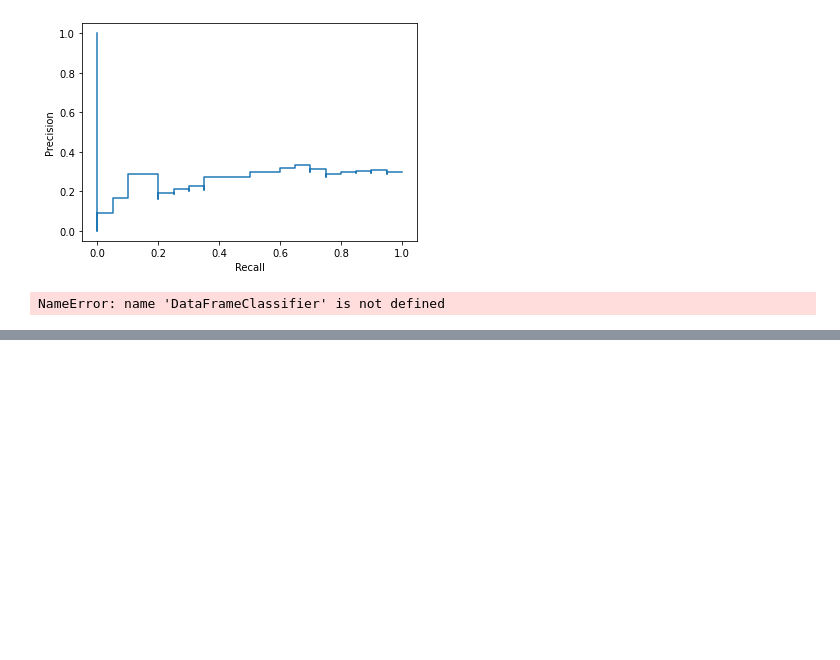
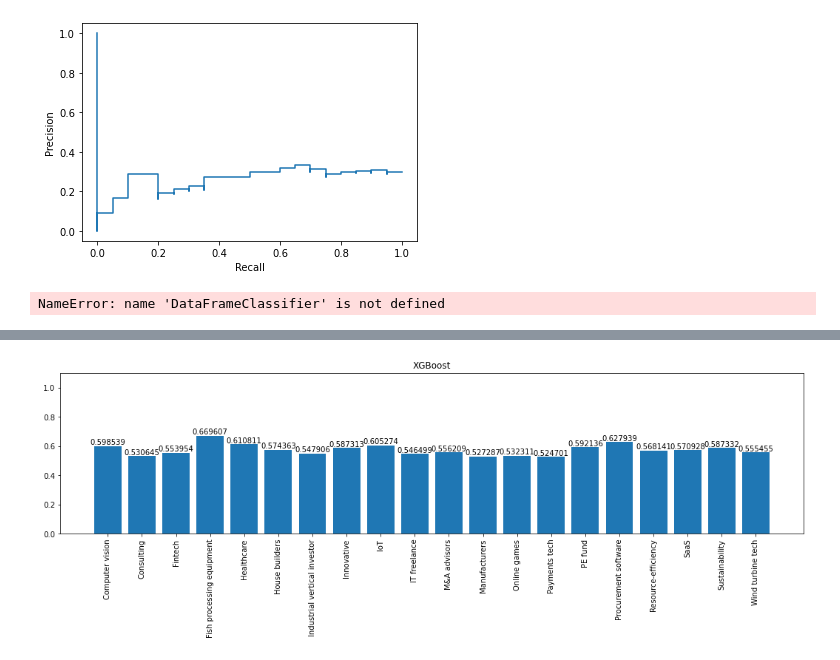
Before and after one commit to SebastianBitsch/document-similarity-search, a Jupyter notebook: test_env.ipynb, the cells around one changed output, grey strips where cells are left out. Saved outputs shown, nothing was run; the diff lists cells and outputs as text; code cells hidden in the pictures; blank space fills up the shorter version.

```diff
--- a/test_env.ipynb
+++ b/test_env.ipynb
@@ -127,0 +156,30 @@ average_precision_score()
+# %%
+dfcs = {}
+predictions = [[] for _ in range(len(file_names))]
+accuracies = [[] for _ in range(len(file_names))]
+
+# Create all the dfcs once
+for file_name in tqdm(file_names):
+    dfcs[file_name] = DataFrameClassifier(dff=full_dff, glove_embeddings=glove_embeddings, file_name=file_name, verbose=False)
+
+# Calculate the accuracies
+for i, train_file in tqdm(enumerate(file_names)):
+
+    #X_train, y_train = dfcs[train_file].get_feature_vectors(split=False)
+    X_train = dfcs[train_file].dff.fitted_vectorizer.toarray()
+    _, y_train = dfcs[train_file].get_feature_vectors(split=False)
+
+    for test_file in file_names:
+        #X_test, y_test = dfcs[test_file].get_feature_vectors(split=False)
+        X_test = dfcs[test_file].dff.fitted_vectorizer.toarray()
+        _, y_test = dfcs[test_file].get_feature_vectors(split=False)
+
+        xg_reg = xgb.XGBRegressor(objective ='binary:logistic', eval_metric='map', n_jobs=multiprocessing.cpu_count() // 2).fit(X_train, y_train).fit(X_train, y_train)
+        preds = xg_reg.predict(X_test)
+
+        score = np.sqrt(mean_squared_error(y_test, preds))
+        predictions[i].append(preds)
+        accuracies[i].append(score)
+# %%
+avg_accuracies = [np.mean(x) for x in accuracies]
+acc = dict(zip(file_names, avg_accuracies))
@@ -127,0 +194,5 @@ average_precision_score()
+# %%
+_,_ = plot_accuracies(acc, "XGBoost")
+plt.show()
+# %% [output]
+[figure, added]
```
Also changed, not shown: parts of 7 cells of this notebook, 27 other files.
